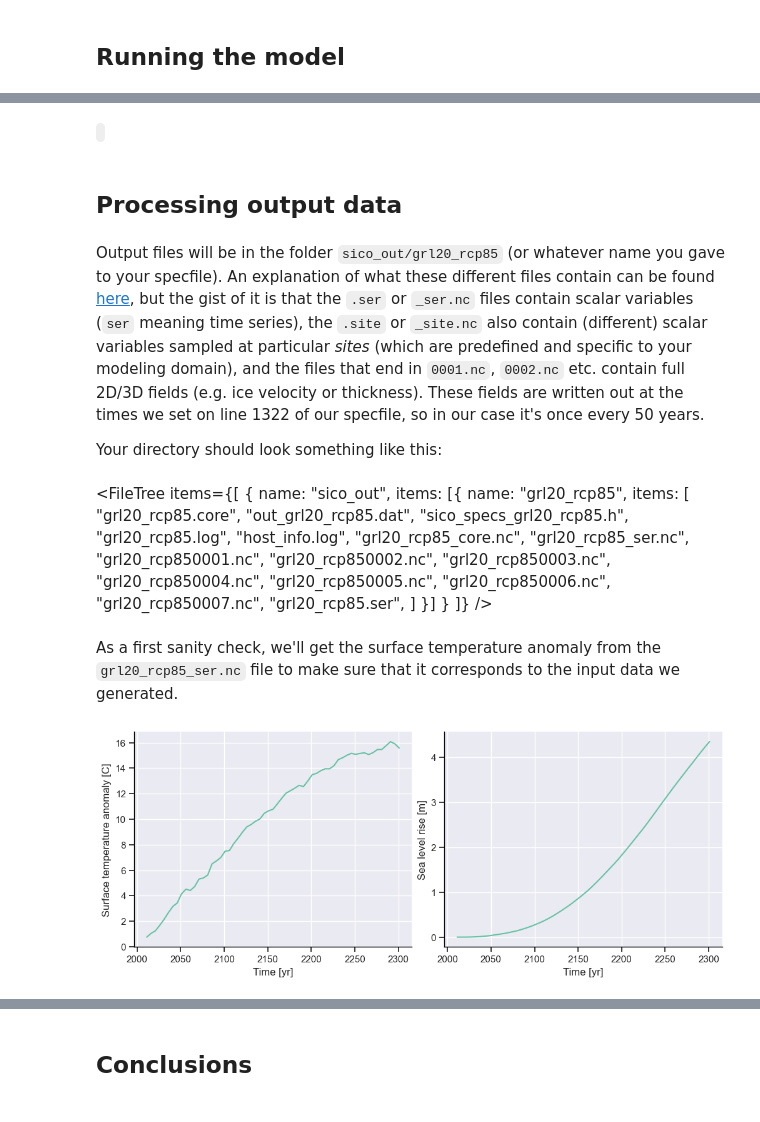
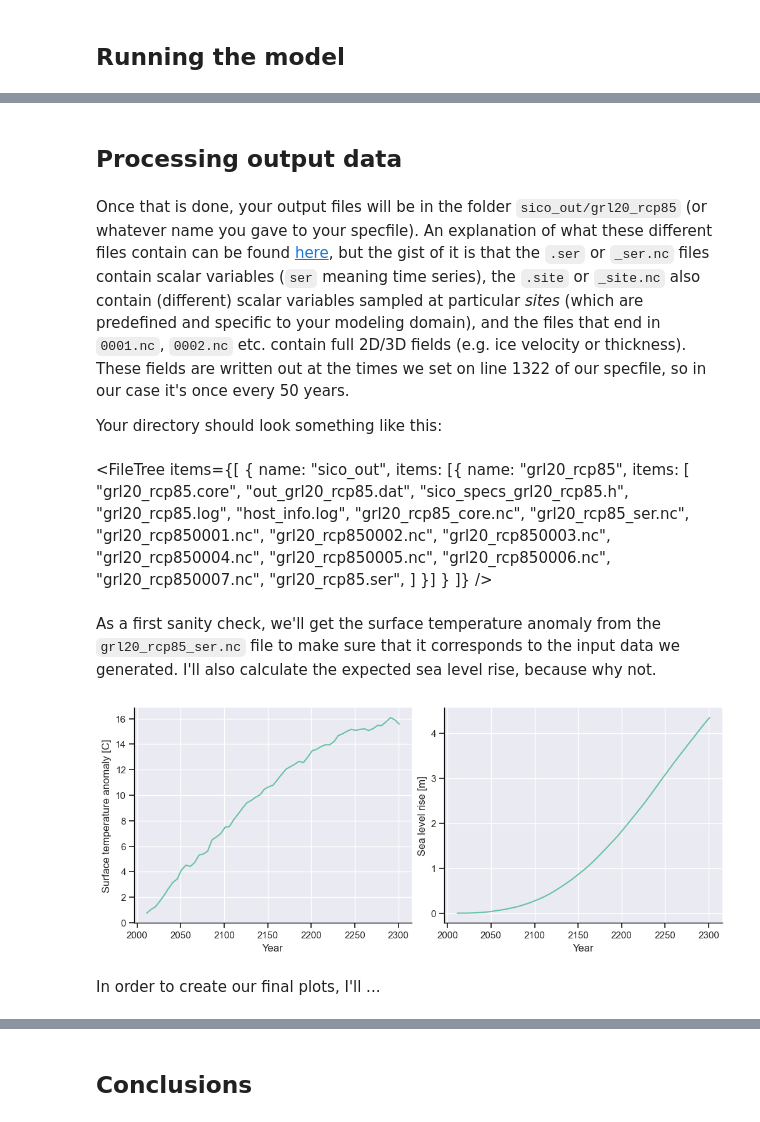
Before and after one commit to Pocket-titan/jelmar, a Jupyter notebook: content/notebooks/simulating_ice.ipynb, the cells around one changed output, grey strips where cells are left out. Saved outputs shown, nothing was run; the diff lists cells and outputs as text; code cells hidden in the pictures.

```diff
--- a/content/notebooks/simulating_ice.ipynb
+++ b/content/notebooks/simulating_ice.ipynb
@@ -64,7 +68,7 @@ import seaborn as sns
 
 from pprint import pprint
 
-SICOPOLIS_DIR = "/home/jelmar/Github/portfolio/sicopolis"
+SICOPOLIS_DIR = "/Users/jelmar/Github/portfolio/sicopolis"
 
 np.set_printoptions(precision=2, suppress=True)
 
@@ -178,7 +184,7 @@ plt.colorbar();
 temps = np.mean(np.asarray(tas[:, mask]), axis=-1)
 print(f"temps = {temps}")
 
-yrs = np.array(grp.variables["time"][:] // 365).astype(int)
+yrs = np.array(grp.variables["time"][:] // 365).astype(int) + 2006
 print(f"yrs = {yrs}")
 
 chunked = np.array([temps[yrs == yr] for yr in np.unique(yrs)])
@@ -186,9 +192,8 @@ print(f"chunked =\n{"\n\t".join(["", *f"{chunked}".split("\n")])[1:]}")
 
 fig, axes = plt.subplots(nrows=1, ncols=2, sharey=True, figsize=(10, 4))
 
-
 avgs = np.mean(chunked, axis=-1)
-axes[0].plot(avgs - avgs[0])  # Kelvin difference == Celsius difference
+axes[0].plot(np.unique(yrs), avgs - avgs[0])  # Kelvin difference == Celsius difference
 axes[0].set_ylabel(r"$\Delta$T [$\degree$C]")
 axes[0].set_title("Yearly average")
 
@@ -200,7 +205,8 @@ def smooth(x: np.ndarray, wlen: int) -> np.ndarray:
 
 
 smoothed_temps = smooth(avgs, 10)
-axes[1].plot(smoothed_temps - smoothed_temps[0])
-axes[1].set_title("Smoothed");
+axes[1].plot(np.unique(yrs), smoothed_temps - smoothed_temps[0])
+axes[1].set_title("Smoothed")
+[ax.set_xlabel("Year") for ax in axes];
 # %% [output]
 temps = [240.47 242.   243.91 ... 268.34 265.52 263.22]
@@ -219,7 +227,7 @@ Nice! Now we have to write this out to a file that SICOPOLIS understands. `sico_
 # %%
 dt_2006 = 5.8161056e-01
 
-time = 2006 + np.unique(yrs) - 1990
+time = np.unique(yrs) - 1990
 dtemps = (smoothed_temps - smoothed_temps[0]) + dt_2006
 print(len(time), len(dtemps))
 # %% [output]
@@ -260,15 +284,7 @@ a = annus; years in Latin.
-# %% [markdown]
-<Code
-  language="fortran"
-  oldFilename="sico_specs_repo_grl10_b2_future21_asmb.h"
-  filename="sico_specs_grl20_rcp85.h"
-  oldValue="file:./data/sico_specs_repo_grl10_b2_future21_asmb.h"
-  value="file:./data/sico_specs_grl20_rcp85.h"
-/>
 # %% [markdown]
 ## Processing output data
 # %% [markdown]
-Output files will be in the folder `sico_out/grl20_rcp85` (or whatever name you gave to your specfile). An explanation of what these different files contain can be found [here](https://sicopolis.readthedocs.io/en/develop/getting_started.html#getting-started-output), but the gist of it is that the `.ser` or `_ser.nc` files contain scalar variables (`ser` meaning time series), the `.site` or `_site.nc` also contain (different) scalar variables sampled at particular *sites* (which are predefined and specific to your modeling domain), and the files that end in `0001.nc`, `0002.nc` etc. contain full 2D/3D fields (e.g. ice velocity or thickness). These fields are written out at the times we set on line 1322 of our specfile, so in our case it's once every 50 years.
+Once that is done, your output files will be in the folder `sico_out/grl20_rcp85` (or whatever name you gave to your specfile). An explanation of what these different files contain can be found [here](https://sicopolis.readthedocs.io/en/develop/getting_started.html#getting-started-output), but the gist of it is that the `.ser` or `_ser.nc` files contain scalar variables (`ser` meaning time series), the `.site` or `_site.nc` also contain (different) scalar variables sampled at particular *sites* (which are predefined and specific to your modeling domain), and the files that end in `0001.nc`, `0002.nc` etc. contain full 2D/3D fields (e.g. ice velocity or thickness). These fields are written out at the times we set on line 1322 of our specfile, so in our case it's once every 50 years.
 
 Your directory should look something like this:
 # %% [markdown]
@@ -300,29 +316,30 @@ Your directory should look something like this:
   ]}
 />
 # %% [markdown]
-As a first sanity check, we'll get the surface temperature anomaly from the `grl20_rcp85_ser.nc` file to make sure that it corresponds to the input data we generated.
+As a first sanity check, we'll get the surface temperature anomaly from the `grl20_rcp85_ser.nc` file to make sure that it corresponds to the input data we generated. I'll also calculate the expected sea level rise, because why not.
 # %%
 sim_name = "grl20_rcp85"
-root = f"{SICOPOLIS_DIR}/sico_out/{sim_name}"
+root = Path(SICOPOLIS_DIR, "sico_out", sim_name)
 start_year = 1990
 
-ser = Dataset(f"{root}/{sim_name}_ser.nc")
-
-[time, delta_ts, V_sle] = [ser.variables[x][:] for x in ["t", "delta_ts", "V_sle"]]
-sle = (V_sle - V_sle[0]) * -1
-time += start_year
+with Dataset((root / f"{sim_name}_ser.nc").absolute()) as ser:
+    [time, delta_ts, V_sle] = [ser.variables[x][:] for x in ["t", "delta_ts", "V_sle"]]
+    sle = (V_sle - V_sle[0]) * -1
+    time += start_year
 
 fig, axes = plt.subplots(nrows=1, ncols=2, figsize=(10, 4))
 axes[0].plot(time, delta_ts)
 axes[1].plot(time, sle)
 
 axes[0].set_ylabel("Surface temperature anomaly [C]")
 axes[1].set_ylabel("Sea level rise [m]")
 
 for ax in axes:
-    ax.set_xlabel("Time [yr]")
+    ax.set_xlabel("Year")
 # %% [output]
-[figure, old version]
+[figure, new version]
+# %% [markdown]
+In order to create our final plots, I'll ...
 # %% [markdown]
 <Collapsed>
 # %%
```
Also changed, not shown: parts of 33 cells of this notebook, 22 other files.
